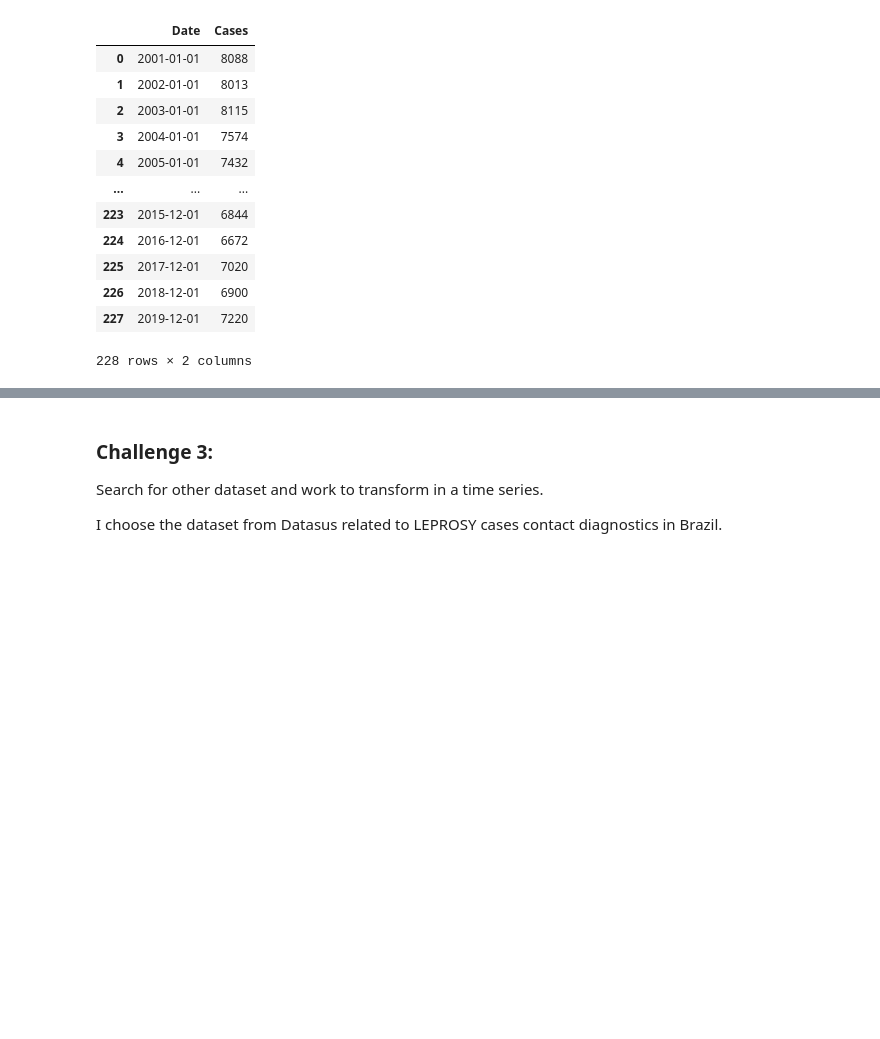
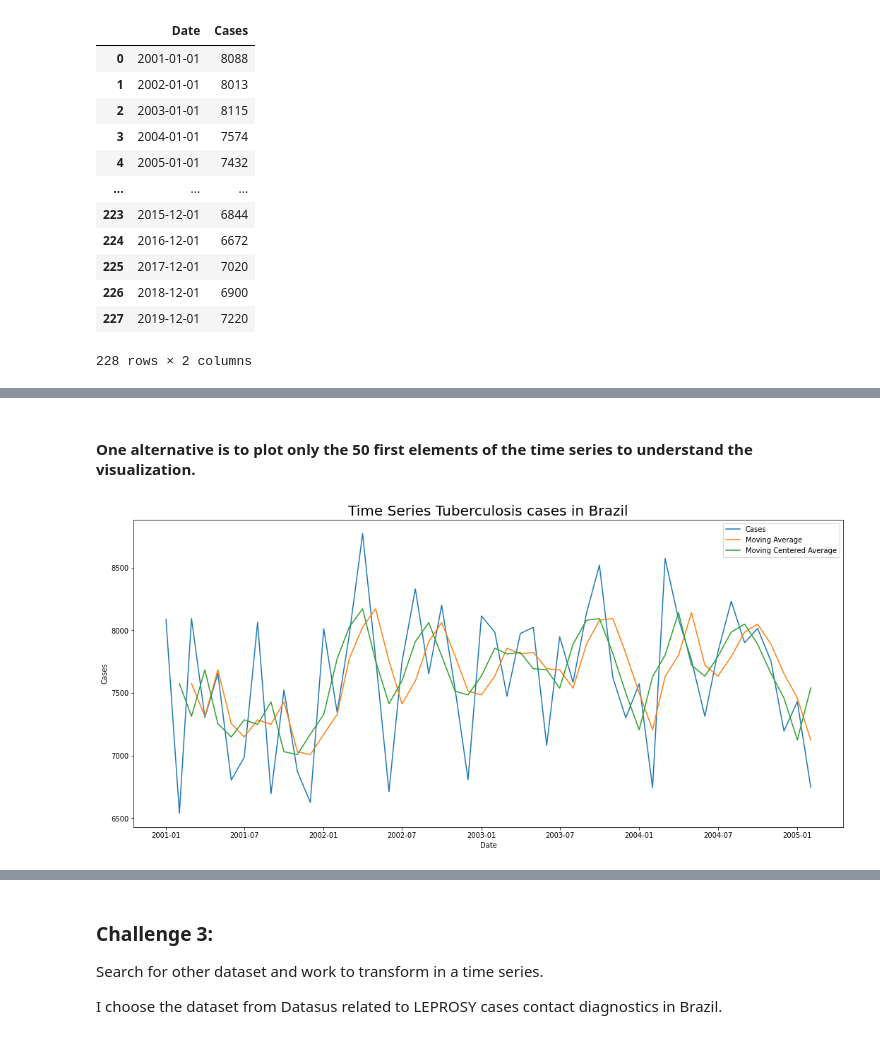
Before and after one commit to AndreisSirlene/Bootcamp_datascience, a Jupyter notebook: Module 4/Module 4 - Time Series.ipynb, the cells around one changed output, grey strips where cells are left out. Drawn from its saved outputs; the diff is of its cells as text; code cells hidden in the pictures; blank space fills up the shorter version.

```diff
--- a/Module 4/Module 4 - Time Series.ipynb
+++ b/Module 4/Module 4 - Time Series.ipynb
@@ -155,0 +209,15 @@ plt.title('Tuberculosis cases in Brazil');
+# %% [markdown]
+#### One alternative is to plot only the 50 first elements of the time series to understand the visualization.
+# %%
+#Using a variable igual 3 centred
+tube_ts['Moving_Average_3c'] = tube_ts['Cases'].rolling(3, center=True).mean()
+
+tube_ts['Moving_Average_3'] = tube_ts['Cases'].rolling(3).mean()
+plt.figure(figsize=(18,8))
+sns.lineplot(x= 'Date', y='Cases', data=tube_ts[:50])
+sns.lineplot(x= 'Date', y='Moving_Average_3', data=tube_ts[:50])
+sns.lineplot(x= 'Date', y='Moving_Average_3c', data=tube_ts[:50])
+plt.title('Time Series Tuberculosis cases in Brazil', fontsize=20)
+plt.legend(["Cases","Moving Average","Moving Centered Average"]);
+# %% [output]
+[figure, added]
```
Also changed, not shown: parts of 24 cells of this notebook, 2 other files.
